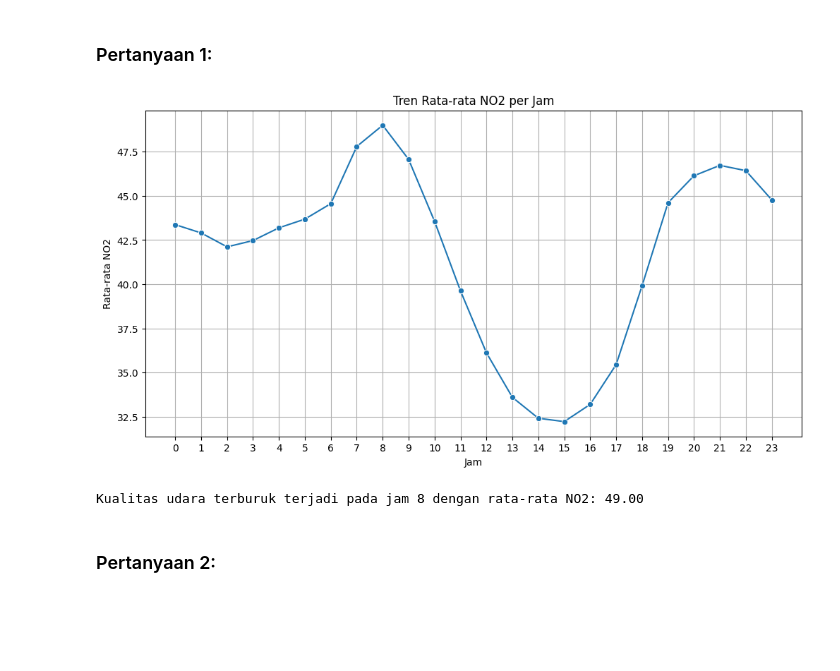
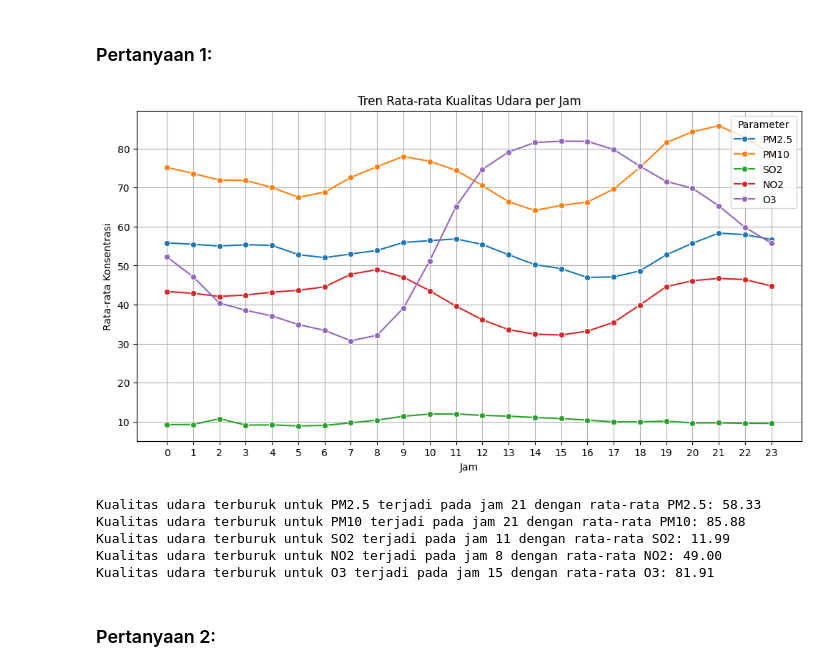
Before and after one commit to FavianHilmi/submission, a Jupyter notebook: notebook.ipynb, the cells around one changed output. Drawn from its saved outputs; the diff is of its cells as text; code cells hidden in the pictures; blank space fills up the shorter version.

```diff
--- a/notebook.ipynb
+++ b/notebook.ipynb
@@ -334,29 +316,32 @@ Melting digunakan untuk mengubah format data agar sesuai untuk visualisasi tren
 # %% [markdown]
 ### Pertanyaan 1:
 # %%
-# Pilih parameter kualitas udara (misalnya, PM2.5)
-selected_param = "NO2"
 
-# Hitung rata-rata parameter per jam
-avg_hourly = df_combined.groupby(df_combined["datetime"].dt.hour)[selected_param].mean()
+avg_hourly = df_combined.groupby(df_combined["datetime"].dt.hour)[air_quality_params].mean()
 
-# Visualisasi tren per jam
 plt.figure(figsize=(12, 6))
-sns.lineplot(x=avg_hourly.index, y=avg_hourly.values, marker='o')
-plt.title(f"Tren Rata-rata {selected_param} per Jam")
+for param in air_quality_params:
+    sns.lineplot(x=avg_hourly.index, y=avg_hourly[param], marker='o', label=param)
+
+plt.title("Tren Rata-rata Kualitas Udara per Jam")
 plt.xlabel("Jam")
-plt.ylabel(f"Rata-rata {selected_param}")
-plt.xticks(range(24))  # Set ticks untuk setiap jam
+plt.ylabel("Rata-rata Konsentrasi")
+plt.xticks(range(24))
+plt.legend(title="Parameter")
 plt.grid(True)
 plt.show()
 
-# Tampilkan jam dengan kualitas udara terburuk
-worst_hour = avg_hourly.idxmax()
-worst_value = avg_hourly.max()
-print(f"Kualitas udara terburuk terjadi pada jam {worst_hour} dengan rata-rata {selected_param}: {worst_value:.2f}")
+for param in air_quality_params:
+    worst_hour = avg_hourly[param].idxmax()
+    worst_value = avg_hourly[param].max()
+    print(f"Kualitas udara terburuk untuk {param} terjadi pada jam {worst_hour} dengan rata-rata {param}: {worst_value:.2f}")
 # %% [output]
-[figure, old version]
+[figure, new version]
-Kualitas udara terburuk terjadi pada jam 8 dengan rata-rata NO2: 49.00
+Kualitas udara terburuk untuk PM2.5 terjadi pada jam 21 dengan rata-rata PM2.5: 58.33
+Kualitas udara terburuk untuk PM10 terjadi pada jam 21 dengan rata-rata PM10: 85.88
+Kualitas udara terburuk untuk SO2 terjadi pada jam 11 dengan rata-rata SO2: 11.99
+Kualitas udara terburuk untuk NO2 terjadi pada jam 8 dengan rata-rata NO2: 49.00
+Kualitas udara terburuk untuk O3 terjadi pada jam 15 dengan rata-rata O3: 81.91
 # %% [markdown]
 ### Pertanyaan 2:
 # %%
```
Also changed, not shown: parts of 6 cells of this notebook.
